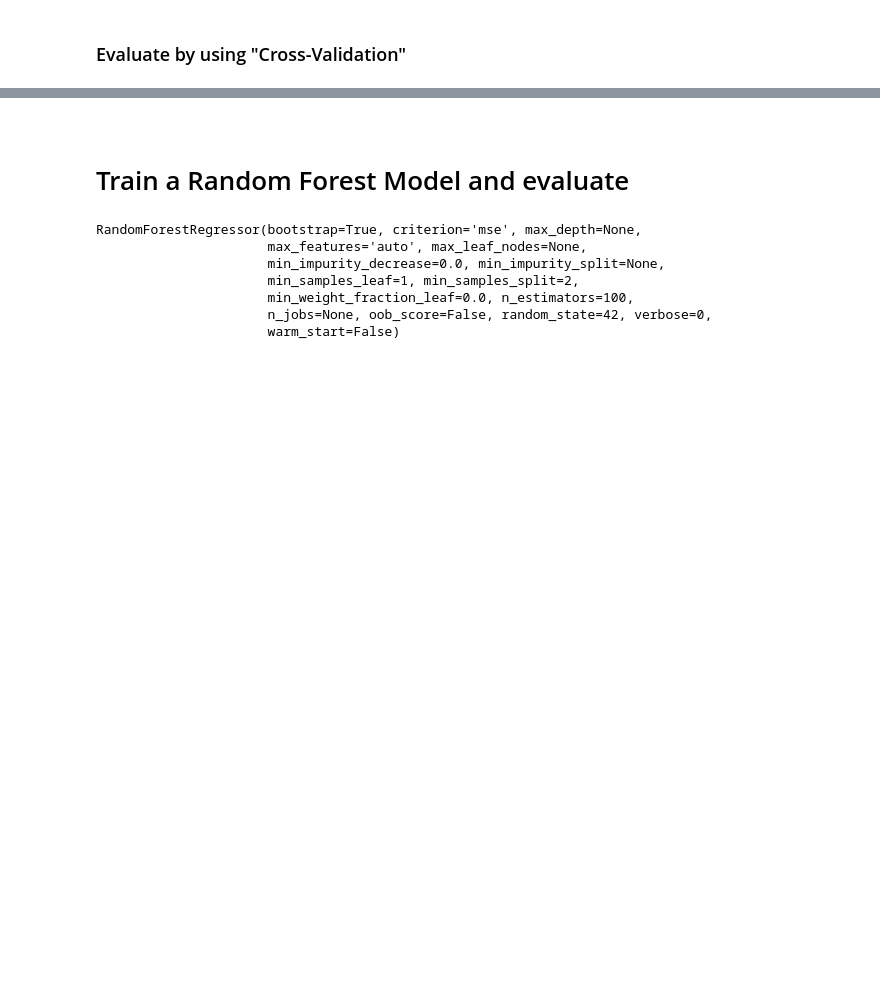
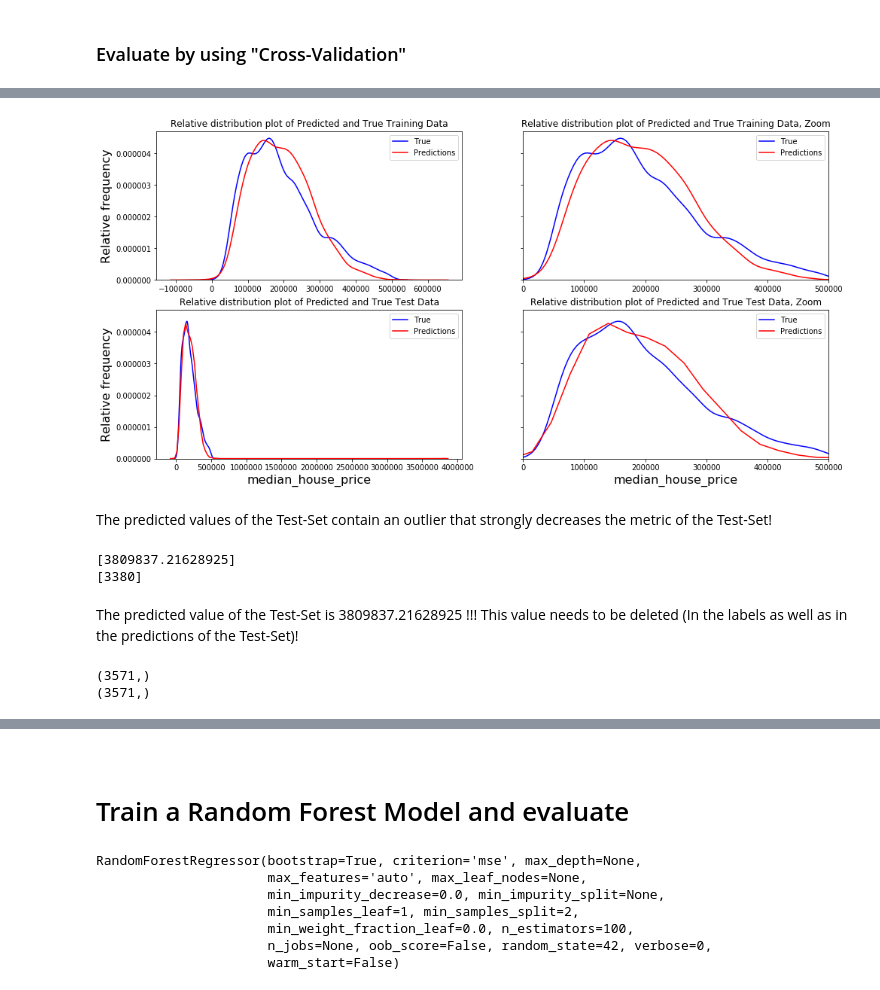
Before and after one commit to Schulz3/House-Prices-California, a Jupyter notebook: HousePricesCali_v5.ipynb, the cells around one changed output, grey strips where cells are left out. Drawn from its saved outputs; the diff is of its cells as text; code cells hidden in the pictures; blank space fills up the shorter version.

```diff
--- a/HousePricesCali_v5.ipynb
+++ b/HousePricesCali_v5.ipynb
@@ -466,0 +560,24 @@ Try with Regularization / Nonlinear
+# %%
+plot_distribution(df_training_labels, lin_reg_poly_predictions_train, df_testing_labels, lin_reg_poly_predictions_test)
+# %% [output]
+[figure, added]
+# %% [markdown]
+The predicted values of the Test-Set contain an outlier that strongly decreases the metric of the Test-Set!
+# %%
+print(lin_reg_poly_predictions_test[lin_reg_poly_predictions_test > 900000])
+
+i = np.where(np.isclose(lin_reg_poly_predictions_test, 3809837.21))[0]
+print(i)
+# %% [output]
+[3809837.21628925]
+[3380]
+# %% [markdown]
+The predicted value of the Test-Set is 3809837.21628925 !!! This value needs to be deleted (In the labels as well as in the predictions of the Test-Set)!
+# %%
+lin_reg_poly_predictions_test = np.delete(lin_reg_poly_predictions_test,(i), axis=0)
+df_testing_labels = df_testing_labels.drop(i)
+print(lin_reg_poly_predictions_test.shape)
+print(df_testing_labels.shape)
+# %% [output]
+(3571,)
+(3571,)
```
Also changed, not shown: parts of 37 cells of this notebook.
